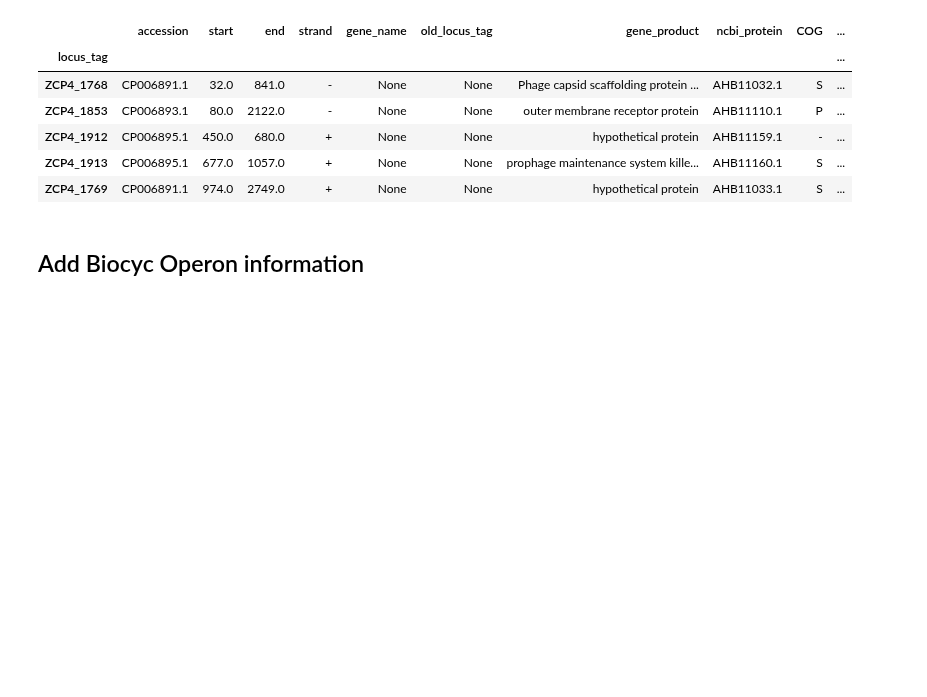
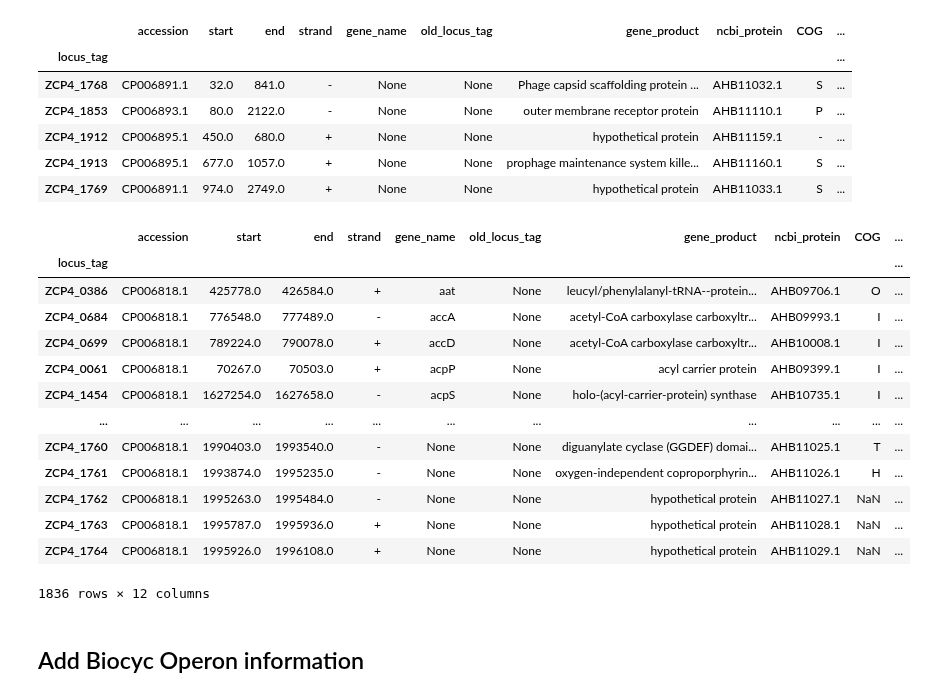
Before and after one commit to cristalzucsd/iModulonMiner, a Jupyter notebook: 5_characterize_iModulons/1_create_the_gene_table.ipynb, the cells around one changed output. Saved outputs shown, nothing was run; the diff lists cells and outputs as text; code cells hidden in the pictures; blank space fills up the shorter version.

```diff
--- a/5_characterize_iModulons/1_create_the_gene_table.ipynb
+++ b/5_characterize_iModulons/1_create_the_gene_table.ipynb
@@ -207,6 +241,23 @@ DF_annot.head()
 | ZCP4_1912 | CP006895.1 | 450.0 | 680.0 | + | None | None | hypothetical protein | AHB11159.1 | - | ... |
 | ZCP4_1913 | CP006895.1 | 677.0 | 1057.0 | + | None | None | prophage maintenance system kille... | AHB11160.1 | S | ... |
 | ZCP4_1769 | CP006891.1 | 974.0 | 2749.0 | + | None | None | hypothetical protein | AHB11033.1 | S | ... |
+# %%
+DF_annot.sort_values(by = 'gene_name')
+# %% [output]
+|  | accession | start | end | strand | gene_name | old_locus_tag | gene_product | ncbi_protein | COG | ... |
+| locus_tag |  |  |  |  |  |  |  |  |  | ... |
+| ZCP4_0386 | CP006818.1 | 425778.0 | 426584.0 | + | aat | None | leucyl/phenylalanyl-tRNA--protein... | AHB09706.1 | O | ... |
+| ZCP4_0684 | CP006818.1 | 776548.0 | 777489.0 | - | accA | None | acetyl-CoA carboxylase carboxyltr... | AHB09993.1 | I | ... |
+| ZCP4_0699 | CP006818.1 | 789224.0 | 790078.0 | + | accD | None | acetyl-CoA carboxylase carboxyltr... | AHB10008.1 | I | ... |
+| ZCP4_0061 | CP006818.1 | 70267.0 | 70503.0 | + | acpP | None | acyl carrier protein | AHB09399.1 | I | ... |
+| ZCP4_1454 | CP006818.1 | 1627254.0 | 1627658.0 | - | acpS | None | holo-(acyl-carrier-protein) synthase | AHB10735.1 | I | ... |
+| ... | ... | ... | ... | ... | ... | ... | ... | ... | ... | ... |
+| ZCP4_1760 | CP006818.1 | 1990403.0 | 1993540.0 | - | None | None | diguanylate cyclase (GGDEF) domai... | AHB11025.1 | T | ... |
+| ZCP4_1761 | CP006818.1 | 1993874.0 | 1995235.0 | - | None | None | oxygen-independent coproporphyrin... | AHB11026.1 | H | ... |
+| ZCP4_1762 | CP006818.1 | 1995263.0 | 1995484.0 | - | None | None | hypothetical protein | AHB11027.1 | NaN | ... |
+| ZCP4_1763 | CP006818.1 | 1995787.0 | 1995936.0 | + | None | None | hypothetical protein | AHB11028.1 | NaN | ... |
+| ZCP4_1764 | CP006818.1 | 1995926.0 | 1996108.0 | + | None | None | hypothetical protein | AHB11029.1 | NaN | ... |
+1836 rows × 12 columns
 # %% [markdown]
 ## Add Biocyc Operon information
 # %% [markdown]
```
Also changed, not shown: parts of 13 cells of this notebook, 6 other files.
